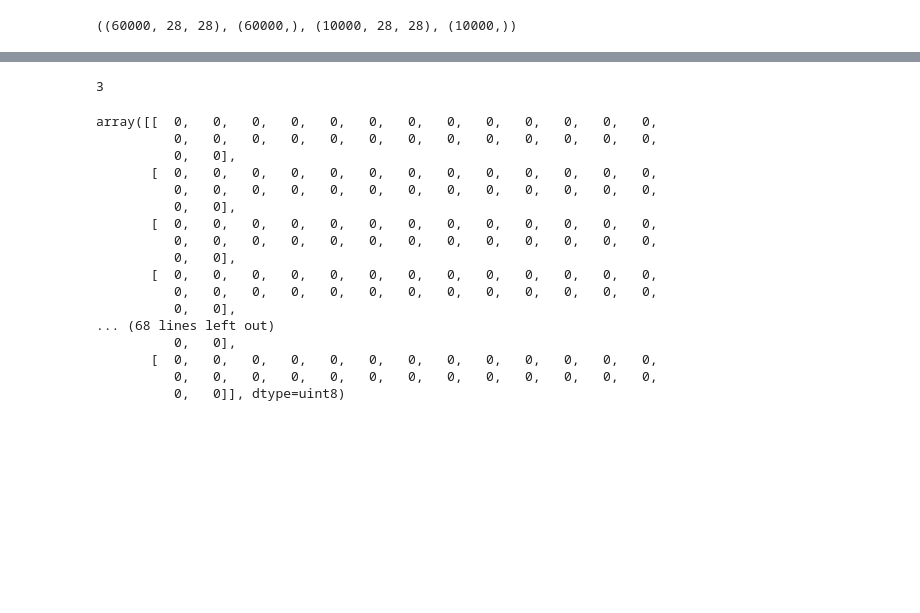
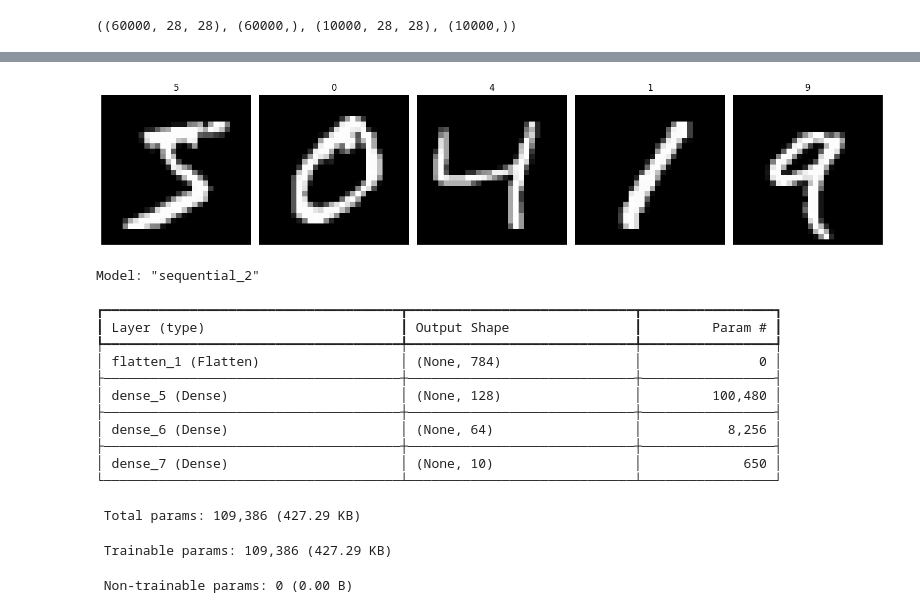
Before and after one commit to leekyuyoung-ai/AI, a Jupyter notebook: 2_8.ipynb, the cells around one changed output, grey strips where cells are left out. Cells and saved outputs as stored; diff of their text form; code cells hidden in the pictures; blank space fills up the shorter version.

```diff
--- a/2_8.ipynb
+++ b/2_8.ipynb
@@ -85,24 +65,37 @@ array([[  0,   0,   0,   0,   0,   0,   0,   0,   0,   0,   0,   0,   0,
-# %%
-y_train[10]
-# %% [output]
-3
-# %%
-X_test[0]
-# %% [output]
-array([[  0,   0,   0,   0,   0,   0,   0,   0,   0,   0,   0,   0,   0,
-          0,   0,   0,   0,   0,   0,   0,   0,   0,   0,   0,   0,   0,
-          0,   0],
-       [  0,   0,   0,   0,   0,   0,   0,   0,   0,   0,   0,   0,   0,
-          0,   0,   0,   0,   0,   0,   0,   0,   0,   0,   0,   0,   0,
-          0,   0],
-       [  0,   0,   0,   0,   0,   0,   0,   0,   0,   0,   0,   0,   0,
-          0,   0,   0,   0,   0,   0,   0,   0,   0,   0,   0,   0,   0,
-          0,   0],
-       [  0,   0,   0,   0,   0,   0,   0,   0,   0,   0,   0,   0,   0,
-          0,   0,   0,   0,   0,   0,   0,   0,   0,   0,   0,   0,   0,
-          0,   0],
-... (68 lines left out)
-          0,   0],
-       [  0,   0,   0,   0,   0,   0,   0,   0,   0,   0,   0,   0,   0,
-          0,   0,   0,   0,   0,   0,   0,   0,   0,   0,   0,   0,   0,
-          0,   0]], dtype=uint8)
+# %%
+# 시각화
+import matplotlib.pyplot as plt
+fig, axes =  plt.subplots(1,5,figsize=(15,5))
+for i, ax in enumerate(axes):
+  ax.imshow(X_train[i],cmap='gray')
+  ax.set_title(y_train[i])
+  ax.axis('off')
+plt.tight_layout()
+plt.show()
+# %% [output]
+[figure, added]
+# %%
+# 모델정의
+model = Sequential([
+  Flatten(input_shape=(28,28)),
+  Dense(128,activation='relu'),  # 은닉층에서는 성능이 좋은 relu 활성화 함수
+  Dense(64,activation='relu'),
+  Dense(10,activation='softmax')  # 최종 출력은 softmax를 사용 ( 다중 분류)  이중 분류 sigmoid
+])
+model.summary()
+# %% [output]
+Model: "sequential_2"
+┏━━━━━━━━━━━━━━━━━━━━━━━━━━━━━━━━━━━━━━┳━━━━━━━━━━━━━━━━━━━━━━━━━━━━━┳━━━━━━━━━━━━━━━━━┓
+┃ Layer (type)                         ┃ Output Shape                ┃         Param # ┃
+┡━━━━━━━━━━━━━━━━━━━━━━━━━━━━━━━━━━━━━━╇━━━━━━━━━━━━━━━━━━━━━━━━━━━━━╇━━━━━━━━━━━━━━━━━┩
+│ flatten_1 (Flatten)                  │ (None, 784)                 │               0 │
+├──────────────────────────────────────┼─────────────────────────────┼─────────────────┤
+│ dense_5 (Dense)                      │ (None, 128)                 │         100,480 │
+├──────────────────────────────────────┼─────────────────────────────┼─────────────────┤
+│ dense_6 (Dense)                      │ (None, 64)                  │           8,256 │
+├──────────────────────────────────────┼─────────────────────────────┼─────────────────┤
+│ dense_7 (Dense)                      │ (None, 10)                  │             650 │
+└──────────────────────────────────────┴─────────────────────────────┴─────────────────┘
+ Total params: 109,386 (427.29 KB)
+ Trainable params: 109,386 (427.29 KB)
+ Non-trainable params: 0 (0.00 B)
```
Also changed, not shown: parts of 10 cells of this notebook.
